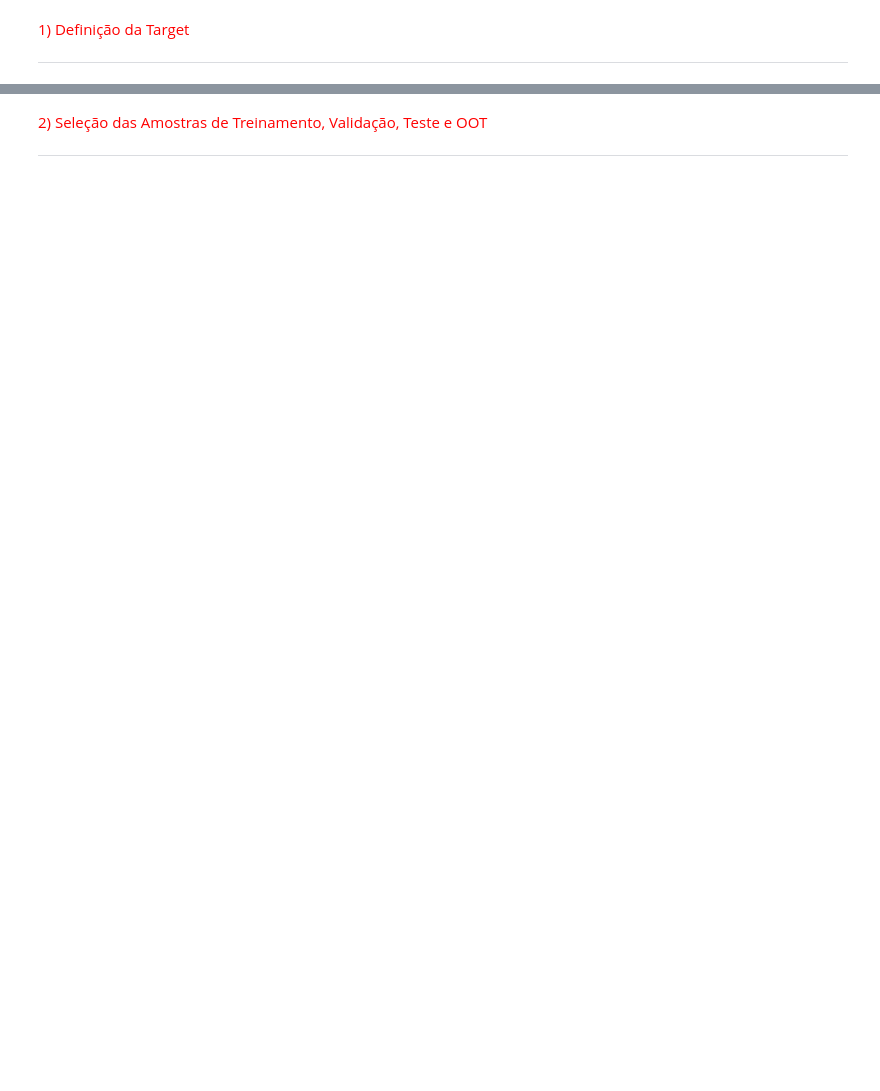
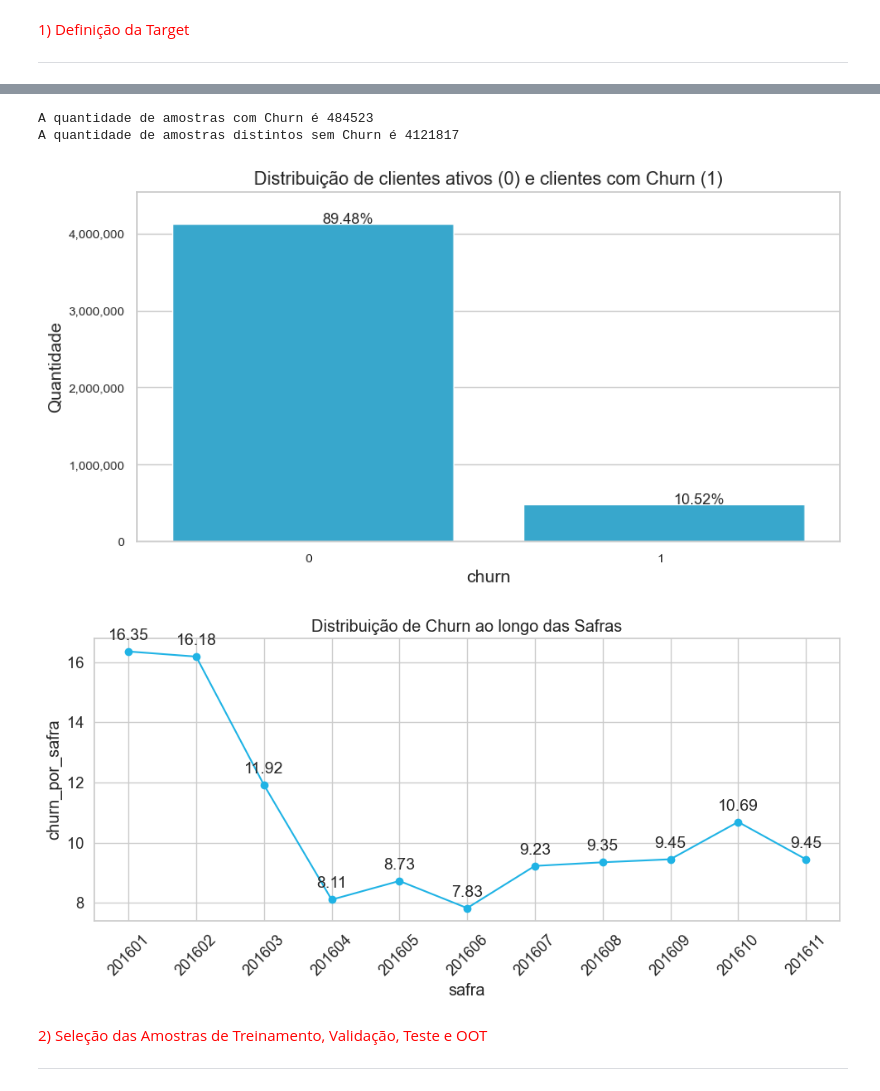
Before and after one commit to leonardovargas10/Case_Data_Master, a Jupyter notebook: Case_Data_Master.ipynb, the cells around one changed output, grey strips where cells are left out. Cells and saved outputs as stored; diff of their text form; code cells hidden in the pictures; blank space fills up the shorter version.

Commit message:
Avançando no Data Master

```diff
--- a/Case_Data_Master.ipynb
+++ b/Case_Data_Master.ipynb
@@ -137,0 +240,24 @@ only showing top 2 rows
+# %%
+### Amostra de Desenvolvimento + Base de Membros
+amostra_aleatoria = pd.read_parquet("../00_DataMaster/data/amostra_aleatoria.parquet")
+tabela_de_membros = pd.read_parquet('../00_DataMaster/data/members.parquet')[["msno", "safra", "is_ativo"]]
+
+### Puxando Informações de safra e atividade para a amostra
+amostra_aleatoria_com_target = amostra_aleatoria.merge(tabela_de_membros, on = ["msno"], how = "left").sort_values(by = ["msno", "safra"], ascending = True)
+amostra_aleatoria_com_target['safra'] = pd.to_datetime(amostra_aleatoria_com_target['safra'], format='%Y%m')
+
+# Criar as colunas de verificação para os próximos 3 meses
+amostra_aleatoria_com_target['ativo_M+1'] = amostra_aleatoria_com_target.groupby('msno')['is_ativo'].shift(-1)
+amostra_aleatoria_com_target['ativo_M+2'] = amostra_aleatoria_com_target.groupby('msno')['is_ativo'].shift(-2)
+amostra_aleatoria_com_target['ativo_M+3'] = amostra_aleatoria_com_target.groupby('msno')['is_ativo'].shift(-3)
+
+# MARCAÇÃO DE CHURN E NÃO CHURN
+amostra_aleatoria_com_target["churn"] = np.where(
+    (amostra_aleatoria_com_target['is_ativo'] == 1) & (amostra_aleatoria_com_target['ativo_M+1'] == 0) |
+    (amostra_aleatoria_com_target['is_ativo'] == 1) & (amostra_aleatoria_com_target['ativo_M+2'] == 0) |
+    (amostra_aleatoria_com_target['is_ativo'] == 1) & (amostra_aleatoria_com_target['ativo_M+3'] == 0),
+    1,  ### MARCAÇÃO DE CHURN
+    0   ### MARCAÇÃO DE NÃO CHURN
+)
+
+amostra_aleatoria_com_target.tail(12)
@@ -137,0 +278,24 @@ only showing top 2 rows
+# %%
+# RETIRANDO A SAFRA DE 2016-12-01 POIS ELA NÃO POSSUI TARGET
+
+amostra_aleatoria_com_target = amostra_aleatoria_com_target.loc[amostra_aleatoria_com_target["safra"] != "2016-12-01"]
+amostra_aleatoria_com_target["safra"] = amostra_aleatoria_com_target["safra"].apply(lambda x: x.strftime('%Y%m'))
+
+# VOLUMETRIA
+quantidade_de_amostras_com_churn = amostra_aleatoria_com_target.loc[amostra_aleatoria_com_target["churn"] == 1].shape[0]
+quantidade_de_amostras_sem_churn = amostra_aleatoria_com_target.loc[amostra_aleatoria_com_target["churn"] == 0].shape[0]
+
+print(f"A quantidade de amostras com Churn é {quantidade_de_amostras_com_churn}")
+print(f"A quantidade de amostras distintos sem Churn é {quantidade_de_amostras_sem_churn}")
+
+plota_barras(['churn'], False, amostra_aleatoria_com_target, 1, 1, 'Distribuição de clientes ativos (0) e clientes com Churn (1)', 0)
+
+# VOLUMETRIA AO LONGO DAS SAFRAS
+churn_por_safra = amostra_aleatoria_com_target[["msno", "safra", "churn"]].groupby("safra").agg({"churn":"sum", "msno":"count"}).reset_index()
+churn_por_safra["churn_por_safra"] = round(churn_por_safra["churn"]/churn_por_safra["msno"]*100, 2)
+plota_grafico_linhas_temporal(churn_por_safra, "safra", "churn_por_safra", "Distribuição de Churn ao longo das Safras")
+# %% [output]
+A quantidade de amostras com Churn é 484523
+A quantidade de amostras distintos sem Churn é 4121817
+[figure, added]
+[figure, added]
```
Also changed, not shown: parts of 39 cells of this notebook, 6 other files.
